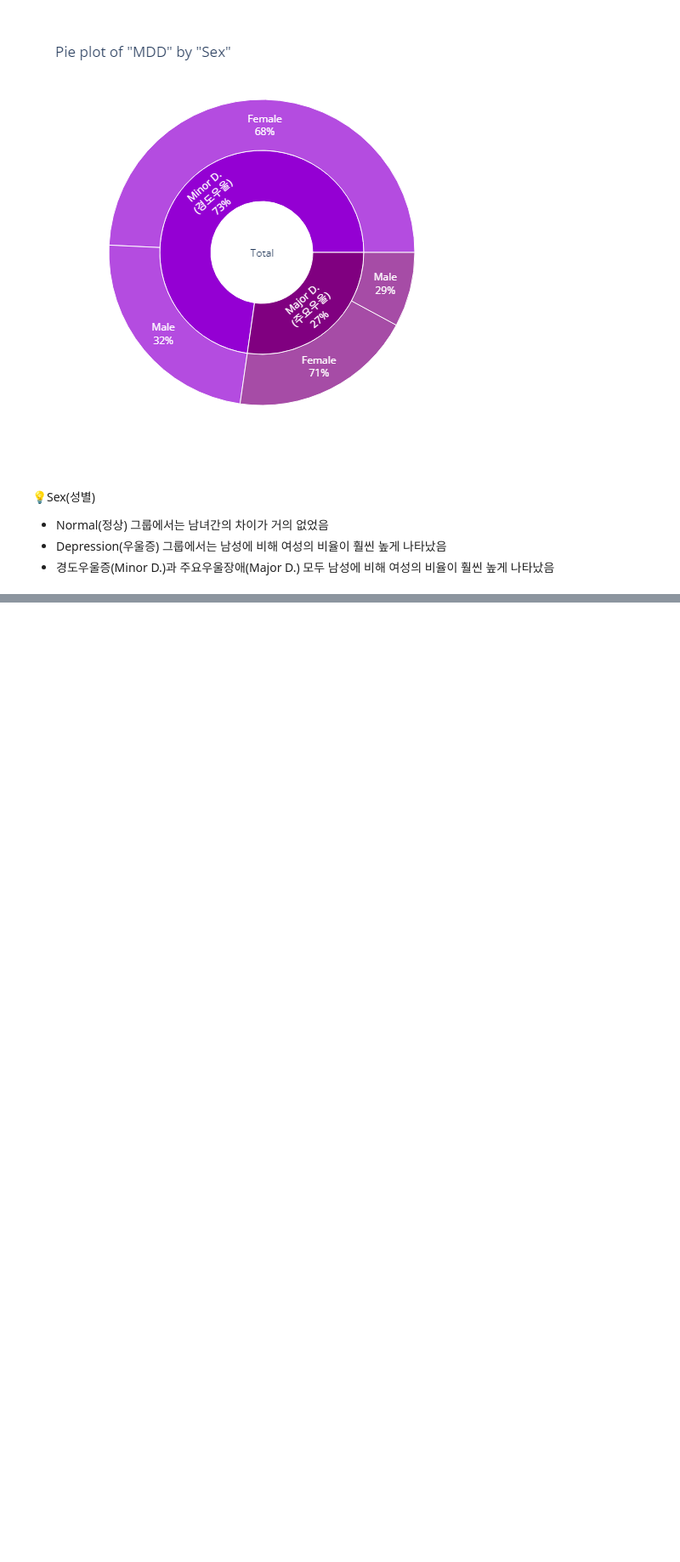
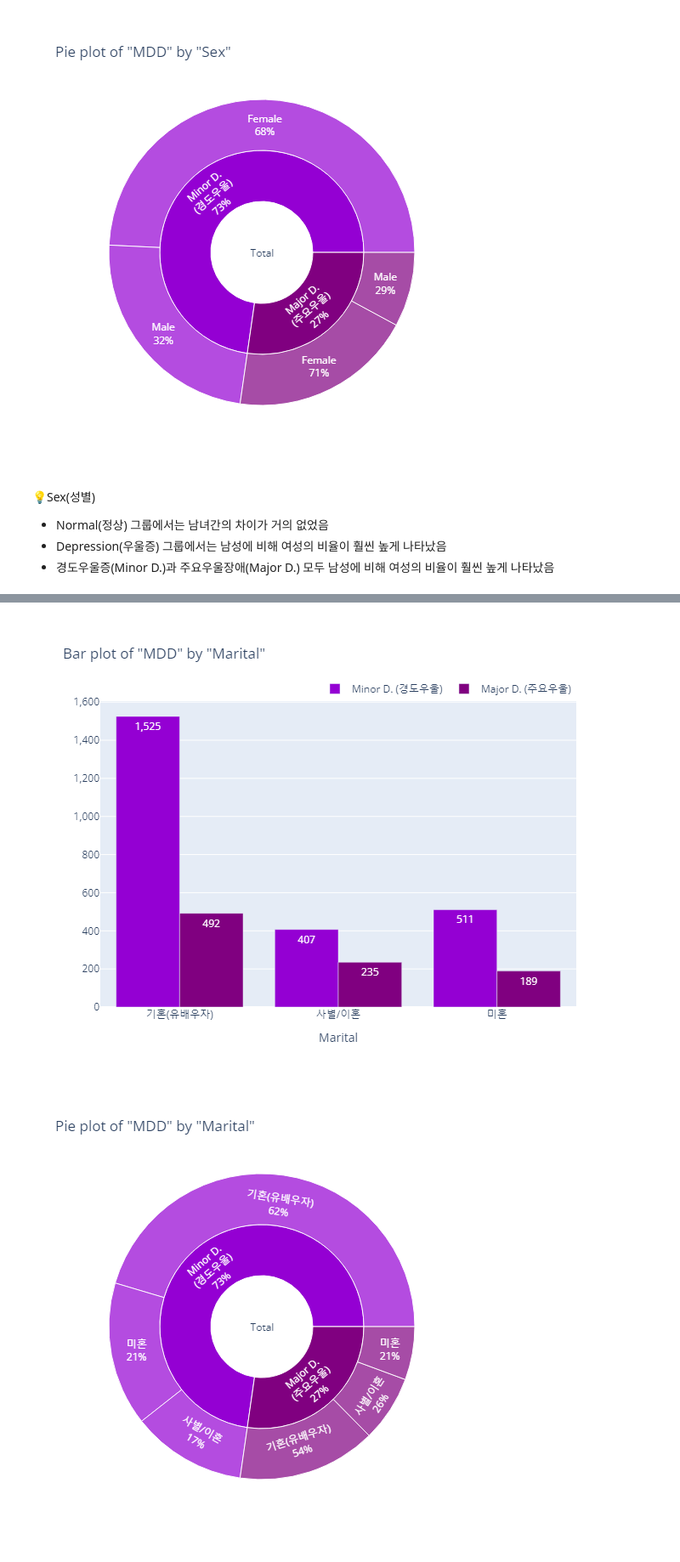
Before and after one commit to kyungjaecheong/Kor-DEEPression, a Jupyter notebook: 2_Modeling/2-2_EDA.ipynb, the cells around one changed output, grey strips where cells are left out. Shown at 85% size. Saved outputs shown, nothing was run; the diff lists cells and outputs as text; code cells hidden in the pictures; blank space fills up the shorter version.

```diff
--- a/2_Modeling/2-2_EDA.ipynb
+++ b/2_Modeling/2-2_EDA.ipynb
@@ -844,0 +856,6 @@ pie_category(target='depression', col='education')
+# %%
+bar_category(target='MDD', col='marital', order_list=marital_order)
+pie_category(target='MDD', col='marital')
+# %% [output]
+[figure, added]
+[figure, added]
```
Also changed, not shown: parts of 38 cells of this notebook.
